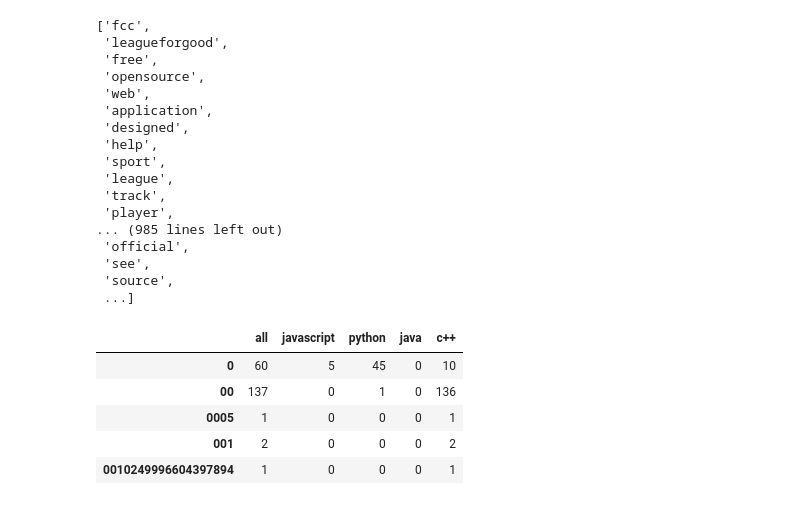
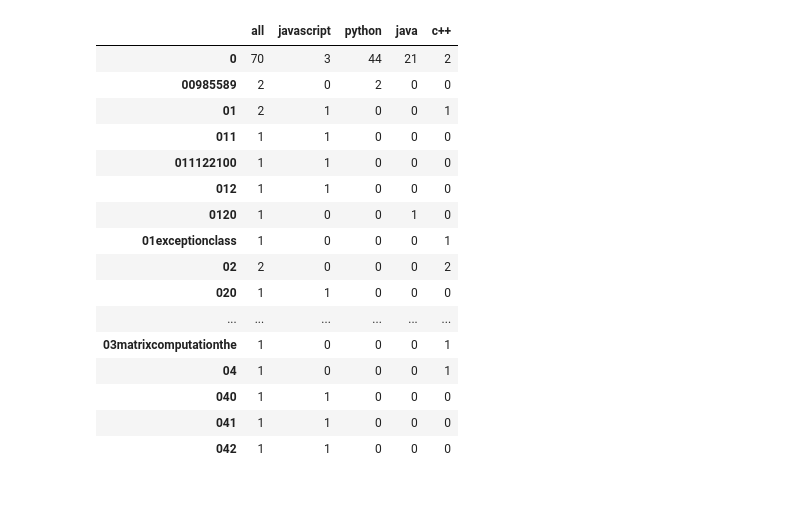
Before and after one commit to NLP-Darden-Project-Team-6/NLP-3, a Jupyter notebook: matt-explore.ipynb, the cells around one changed output. Saved outputs shown, nothing was run; the diff lists cells and outputs as text; code cells hidden in the pictures.

```diff
--- a/matt-explore.ipynb
+++ b/matt-explore.ipynb
@@ -28 +26,3 @@ df.head()
+# %%
+train = train.append(df.iloc[149: 179])
 # %%
@@ -53,6 +36,20 @@ Name: language, Length: 149, dtype: object
+# %%
+ADDITIONAL_STOPWORDS = ['r', 'u', '2', 'ltgt']
+
+
+def clean(text):
+    'A simple function to cleanup text data'
+    wnl = nltk.stem.WordNetLemmatizer()
+    stopwords = nltk.corpus.stopwords.words('english') + ADDITIONAL_STOPWORDS
+    text = (unicodedata.normalize('NFKD', text)
+             .encode('ascii', 'ignore')
+             .decode('utf-8', 'ignore')
+             .lower().strip())
+    words = re.sub(r'[^\w\s]', '', text).split()
+    return [wnl.lemmatize(word) for word in words if word not in stopwords]
 # %%
-# js_words = (''.join(df[df.language == 'JavaScript'].clean))
-# python_words = (''.join(df[df.language == 'Python'].clean))
-# java_words = (''.join(df[df.language == 'Java'].clean))
-c_words = (' '.join(df[df.language == 'C++'].clean))
-# all_words = (''.join(df.clean))
+js_words = clean(''.join(train[train.language == 'JavaScript'].readme))
+python_words = clean(''.join(train[train.language == 'Python'].readme))
+java_words = clean(''.join(train[train.language == 'Java'].readme))
+c_words = clean(''.join(train[train.language == 'C++'].readme))
+all_words = clean(''.join(train.readme))
@@ -111,20 +61,0 @@ all_words = clean(' '.join(df.readme))
-# %%
-all_words
-# %% [output]
-['fcc',
- 'leagueforgood',
- 'free',
- 'opensource',
- 'web',
- 'application',
- 'designed',
- 'help',
- 'sport',
- 'league',
- 'track',
- 'player',
-... (985 lines left out)
- 'official',
- 'see',
- 'source',
- ...]
@@ -137,21 +62,26 @@ all_words = clean(''.join(df.readme))
-# %%
-js_freq = pd.Series(js_words).value_counts()
-python_freq = pd.Series(python_words).value_counts()
-java_freq = pd.Series(java_words).value_counts()
-c_freq = pd.Series(c_words).value_counts()
-all_freq = pd.Series(all_words).value_counts()
 # %%
 word_counts = (pd.concat([all_freq, js_freq, python_freq, java_freq, c_freq ], axis=1, sort=True)
                 .set_axis(['all', 'javascript', 'python', 'java', 'c++'], axis=1, inplace=False)
                 .fillna(0)
                 .apply(lambda s: s.astype(int)))
 
-word_counts.head()
+word_counts.head(20)
 # %% [output]
 |  | all | javascript | python | java | c++ |
-| 0 | 60 | 5 | 45 | 0 | 10 |
-| 00 | 137 | 0 | 1 | 0 | 136 |
-| 0005 | 1 | 0 | 0 | 0 | 1 |
-| 001 | 2 | 0 | 0 | 0 | 2 |
-| 0010249996604397894 | 1 | 0 | 0 | 0 | 1 |
+| 0 | 70 | 3 | 44 | 21 | 2 |
+| 00985589 | 2 | 0 | 2 | 0 | 0 |
+| 01 | 2 | 1 | 0 | 0 | 1 |
+| 011 | 1 | 1 | 0 | 0 | 0 |
+| 011122100 | 1 | 1 | 0 | 0 | 0 |
+| 012 | 1 | 1 | 0 | 0 | 0 |
+| 0120 | 1 | 0 | 0 | 1 | 0 |
+| 01exceptionclass | 1 | 0 | 0 | 0 | 1 |
+| 02 | 2 | 0 | 0 | 0 | 2 |
+| 020 | 1 | 1 | 0 | 0 | 0 |
+| ... | ... | ... | ... | ... | ... |
+| 03matrixcomputationthe | 1 | 0 | 0 | 0 | 1 |
+| 04 | 1 | 0 | 0 | 0 | 1 |
+| 040 | 1 | 1 | 0 | 0 | 0 |
+| 041 | 1 | 1 | 0 | 0 | 0 |
+| 042 | 1 | 1 | 0 | 0 | 0 |
 # %%
```
Also changed, not shown: parts of 48 cells of this notebook.
